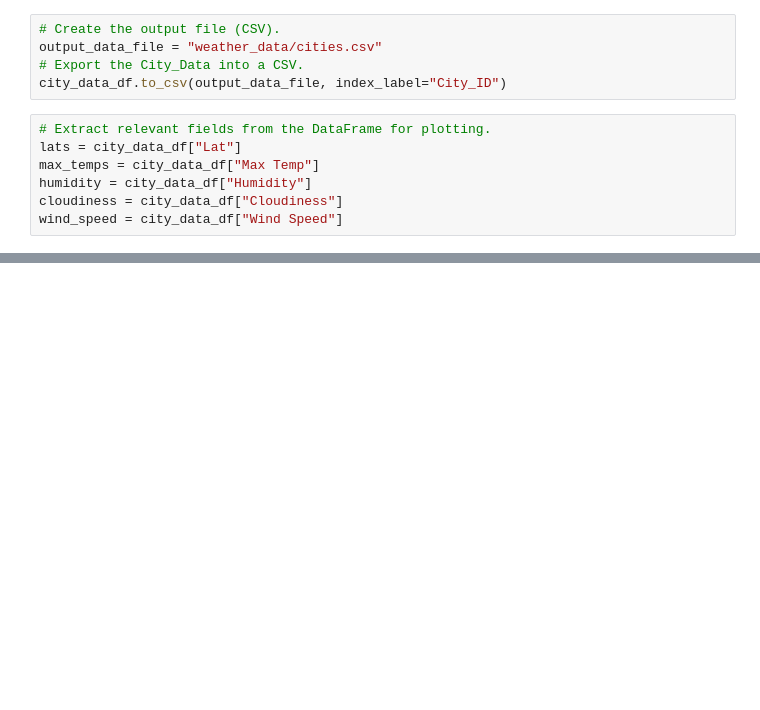
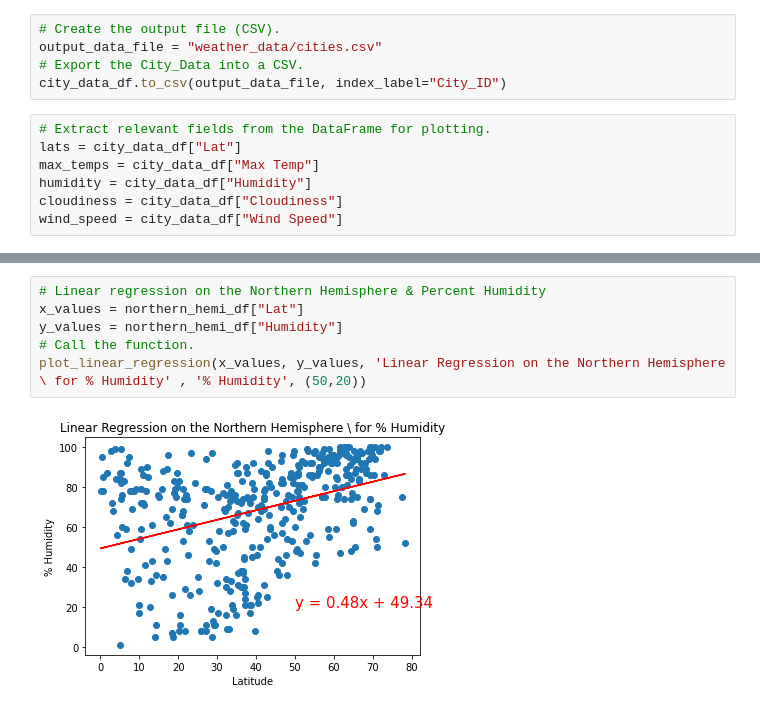
Before and after one commit to kschnittker30/World_Weather_Analysis, a Jupyter notebook: WeatherPy.ipynb, the cells around one changed output, grey strips where cells are left out. Drawn from its saved outputs; the diff is of its cells as text; blank space fills up the shorter version.

```diff
--- a/WeatherPy.ipynb
+++ b/WeatherPy.ipynb
@@ -262,0 +339,8 @@ plt.show()
+# %%
+# Linear regression on the Northern Hemisphere & Percent Humidity
+x_values = northern_hemi_df["Lat"]
+y_values = northern_hemi_df["Humidity"]
+# Call the function.
+plot_linear_regression(x_values, y_values, 'Linear Regression on the Northern Hemisphere \ for % Humidity' , '% Humidity', (50,20))
+# %% [output]
+[figure, added]
```
Also changed, not shown: parts of 20 cells of this notebook, 2 other files.
